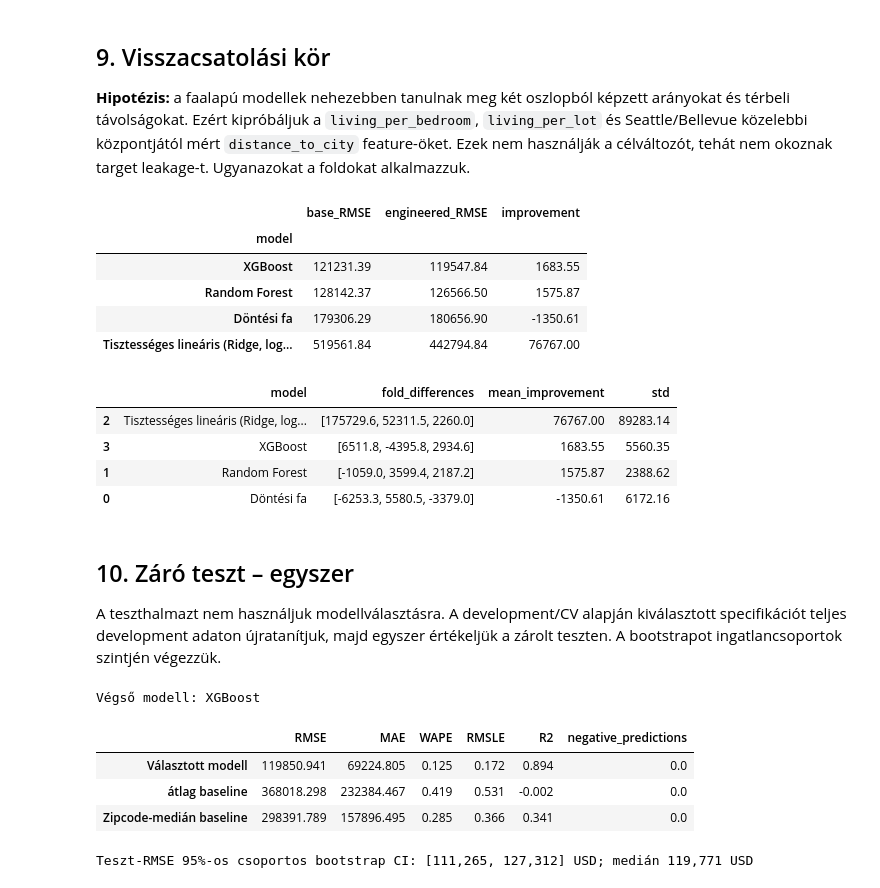
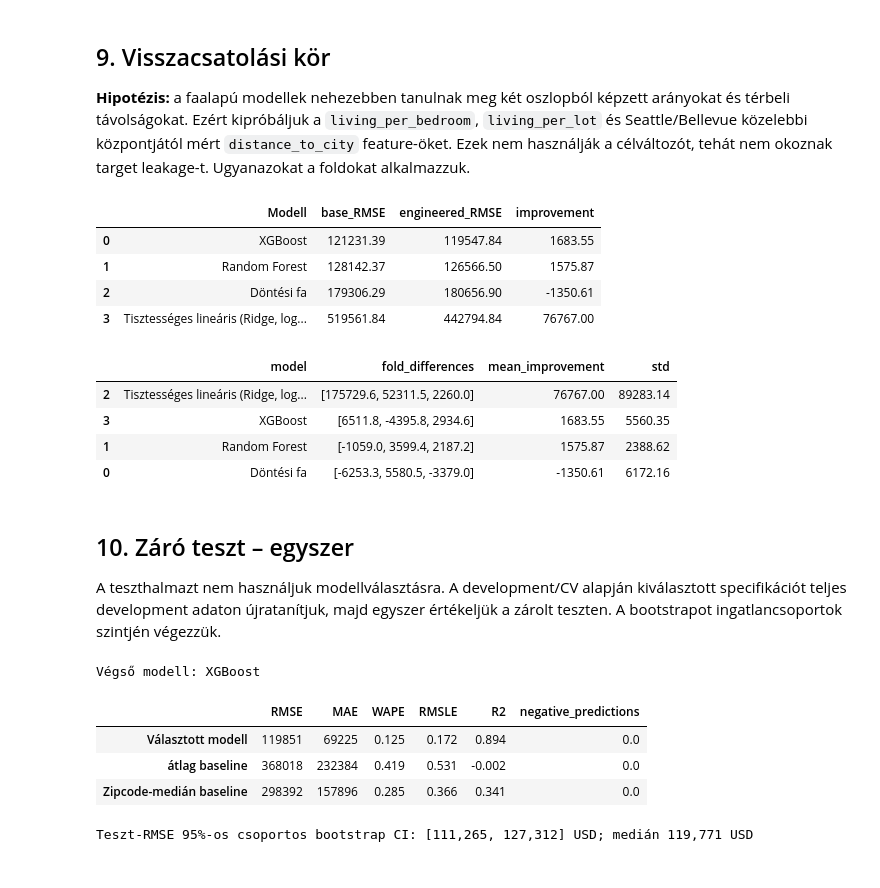
Before and after one commit to Zolester/Data-science-kurzus, a Jupyter notebook: 5. órai házik/king_county_regression_homework.ipynb, the cells around one changed output. Cells and saved outputs as stored; diff of their text form; code cells hidden in the pictures.

```diff
--- a/5. órai házik/king_county_regression_homework.ipynb
+++ b/5. órai házik/king_county_regression_homework.ipynb
@@ -332,18 +335,17 @@ Negatív jóslatok: 0
 # %%
 def add_engineered(d):
  x=d.copy(); x["living_per_bedroom"]=x.sqft_living/x.bedrooms.clip(lower=1); x["living_per_lot"]=x.sqft_living/x.sqft_lot.clip(lower=1); se=(47.6062,-122.3321); be=(47.6101,-122.2015); x["distance_to_city"]=np.minimum(np.sqrt((x.lat-se[0])**2+(x.long-se[1])**2),np.sqrt((x.lat-be[0])**2+(x.long-be[1])**2)); return x
-dev_e=add_engineered(dev); e_features=base_features+["living_per_bedroom","living_per_lot","distance_to_city"]; es,eo=grouped_cv(make_models(e_features),dev_e,e_features); fb=pd.concat([ms.groupby("model").RMSE.mean().rename("base_RMSE"),es.groupby("model").RMSE.mean().rename("engineered_RMSE")],axis=1); fb["improvement"]=fb.base_RMSE-fb.engineered_RMSE; display(fb.sort_values("engineered_RMSE").round(2))
+dev_e=add_engineered(dev); e_features=base_features+["living_per_bedroom","living_per_lot","distance_to_city"]; es,eo=grouped_cv(make_models(e_features),dev_e,e_features); fb=pd.concat([ms.groupby("model").RMSE.mean().rename("base_RMSE"),es.groupby("model").RMSE.mean().rename("engineered_RMSE")],axis=1); fb["improvement"]=fb.base_RMSE-fb.engineered_RMSE; fb_table=fb.sort_values("engineered_RMSE").round(2).reset_index().rename(columns={"model":"Modell"}); display(fb_table)
 a=ms.pivot(index="fold",columns="model",values="RMSE"); b=es.pivot(index="fold",columns="model",values="RMSE"); rows=[]
 for n in a.columns:
  d=a[n]-b[n]; rows.append({"model":n,"fold_differences":d.round(1).tolist(),"mean_improvement":d.mean(),"std":d.std(ddof=1)})
-display(pd.DataFrame(rows).sort_values("mean_improvement",ascending=False).round(2))
+improvement_table=pd.DataFrame(rows).sort_values("mean_improvement",ascending=False).round(2); display(improvement_table)
 # %% [output]
-|  | base_RMSE | engineered_RMSE | improvement |
-| model |  |  |  |
-| XGBoost | 121231.39 | 119547.84 | 1683.55 |
-| Random Forest | 128142.37 | 126566.50 | 1575.87 |
-| Döntési fa | 179306.29 | 180656.90 | -1350.61 |
-| Tisztességes lineáris (Ridge, log... | 519561.84 | 442794.84 | 76767.00 |
+|  | Modell | base_RMSE | engineered_RMSE | improvement |
+| 0 | XGBoost | 121231.39 | 119547.84 | 1683.55 |
+| 1 | Random Forest | 128142.37 | 126566.50 | 1575.87 |
+| 2 | Döntési fa | 179306.29 | 180656.90 | -1350.61 |
+| 3 | Tisztességes lineáris (Ridge, log... | 519561.84 | 442794.84 | 76767.00 |
 |  | model | fold_differences | mean_improvement | std |
 | 2 | Tisztességes lineáris (Ridge, log... | [175729.6, 52311.5, 2260.0] | 76767.00 | 89283.14 |
 | 3 | XGBoost | [6511.8, -4395.8, 2934.6] | 1683.55 | 5560.35 |
@@ -358,13 +360,13 @@ base_best=ms.groupby("model").RMSE.mean().idxmin(); eng_best=es.groupby("model")
 if fb.loc[eng_best,"engineered_RMSE"]<fb.loc[base_best,"base_RMSE"]: final_name,final_features,final_dev,final_test,final_models=eng_best,e_features,dev_e,add_engineered(test),make_models(e_features)
 else: final_name,final_features,final_dev,final_test,final_models=base_best,base_features,dev,test,models
 est,t=final_models[final_name]; final_pred=fit_predict(est,t,final_dev[final_features+cat_features],final_dev.price,final_test[final_features+cat_features]);
-mean_pred=np.repeat(dev.price.mean(),len(test)); zip_pred=test.zipcode.map(dev.groupby("zipcode").price.median()).fillna(dev.price.median()).to_numpy(); result=pd.DataFrame({"Választott modell":metrics(test.price,final_pred),"átlag baseline":metrics(test.price,mean_pred),"Zipcode-medián baseline":metrics(test.price,zip_pred)}).T; print("Végső modell:",final_name); display(result.round(3))
+mean_pred=np.repeat(dev.price.mean(),len(test)); zip_pred=test.zipcode.map(dev.groupby("zipcode").price.median()).fillna(dev.price.median()).to_numpy(); result=pd.DataFrame({"Választott modell":metrics(test.price,final_pred),"átlag baseline":metrics(test.price,mean_pred),"Zipcode-medián baseline":metrics(test.price,zip_pred)}).T; print("Végső modell:",final_name); result_display=result.copy(); result_display[["RMSE","MAE"]]=result_display[["RMSE","MAE"]].round(0).astype(int); display(result_display.round(3))
 # %% [output]
 Végső modell: XGBoost
 |  | RMSE | MAE | WAPE | RMSLE | R2 | negative_predictions |
-| Választott modell | 119850.941 | 69224.805 | 0.125 | 0.172 | 0.894 | 0.0 |
-| átlag baseline | 368018.298 | 232384.467 | 0.419 | 0.531 | -0.002 | 0.0 |
-| Zipcode-medián baseline | 298391.789 | 157896.495 | 0.285 | 0.366 | 0.341 | 0.0 |
+| Választott modell | 119851 | 69225 | 0.125 | 0.172 | 0.894 | 0.0 |
+| átlag baseline | 368018 | 232384 | 0.419 | 0.531 | -0.002 | 0.0 |
+| Zipcode-medián baseline | 298392 | 157896 | 0.285 | 0.366 | 0.341 | 0.0 |
 # %%
 def group_boot(y,p,g,n=300,seed=RANDOM_STATE):
  rng=np.random.default_rng(seed); z=pd.DataFrame({"y":y.to_numpy(),"p":np.asarray(p),"g":g.to_numpy()}); ug=z.g.unique(); out=[]
```
Also changed, not shown: parts of 8 cells of this notebook.
